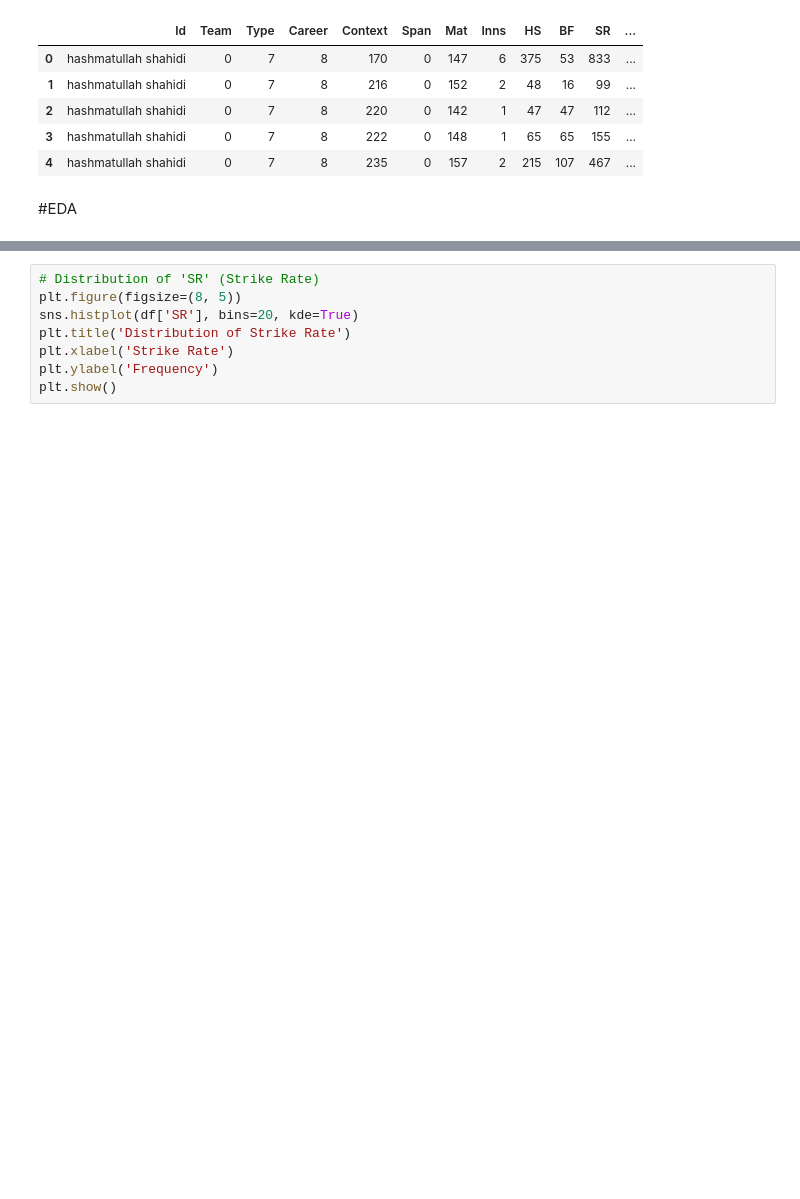
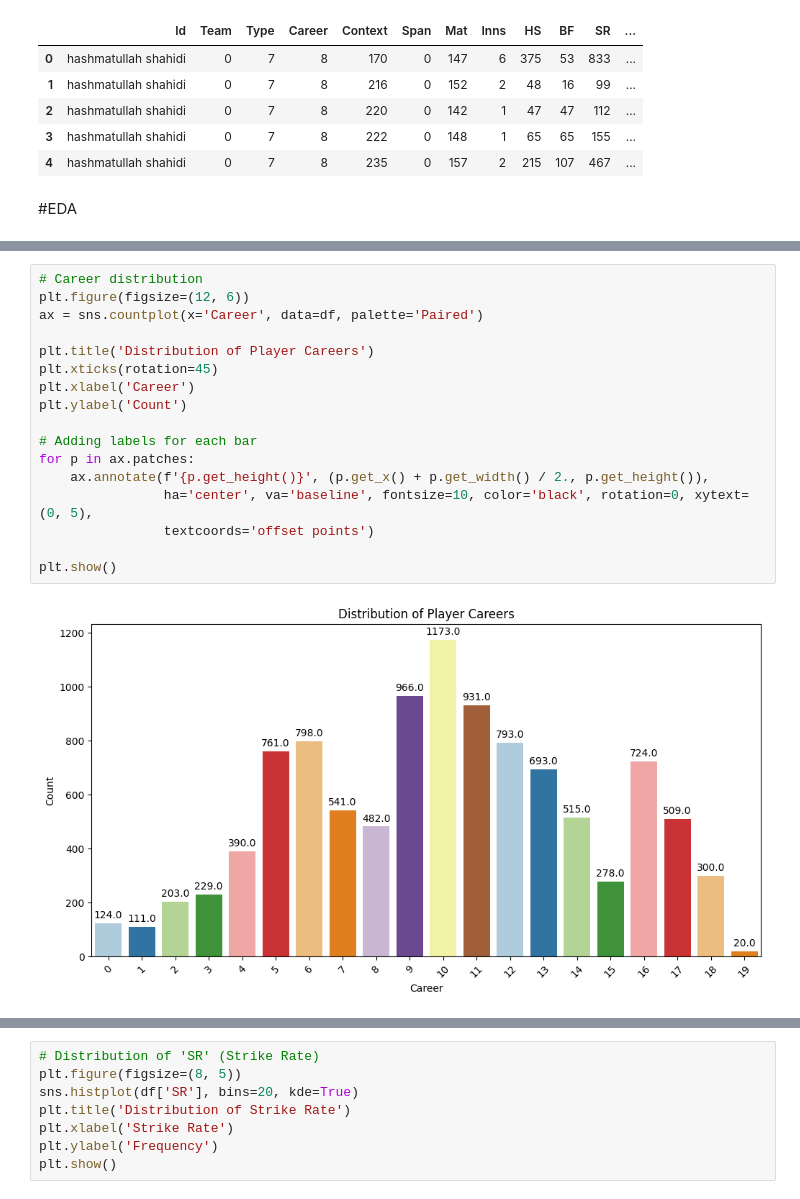
Before and after one commit to Chinmaya54/DM_Challenge_WC_Winner, a Jupyter notebook: Data_Mining_CP_03_Riya.ipynb, the cells around one changed output, grey strips where cells are left out. Drawn from its saved outputs; the diff is of its cells as text; blank space fills up the shorter version.

```diff
--- a/Data_Mining_CP_03_Riya.ipynb
+++ b/Data_Mining_CP_03_Riya.ipynb
@@ -241,0 +267,19 @@ Basic Statistics:
+# %%
+# Career distribution
+plt.figure(figsize=(12, 6))
+ax = sns.countplot(x='Career', data=df, palette='Paired')
+
+plt.title('Distribution of Player Careers')
+plt.xticks(rotation=45)
+plt.xlabel('Career')
+plt.ylabel('Count')
+
+# Adding labels for each bar
+for p in ax.patches:
+    ax.annotate(f'{p.get_height()}', (p.get_x() + p.get_width() / 2., p.get_height()),
+                ha='center', va='baseline', fontsize=10, color='black', rotation=0, xytext=(0, 5),
+                textcoords='offset points')
+
+plt.show()
+# %% [output]
+[figure, added]
```
Also changed, not shown: parts of 8 cells of this notebook.
